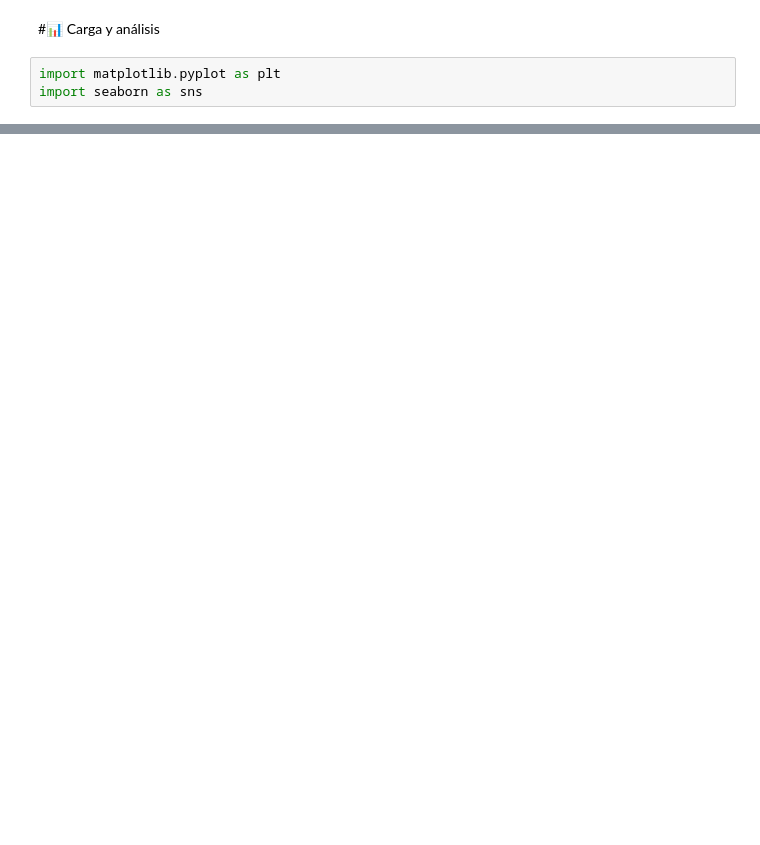
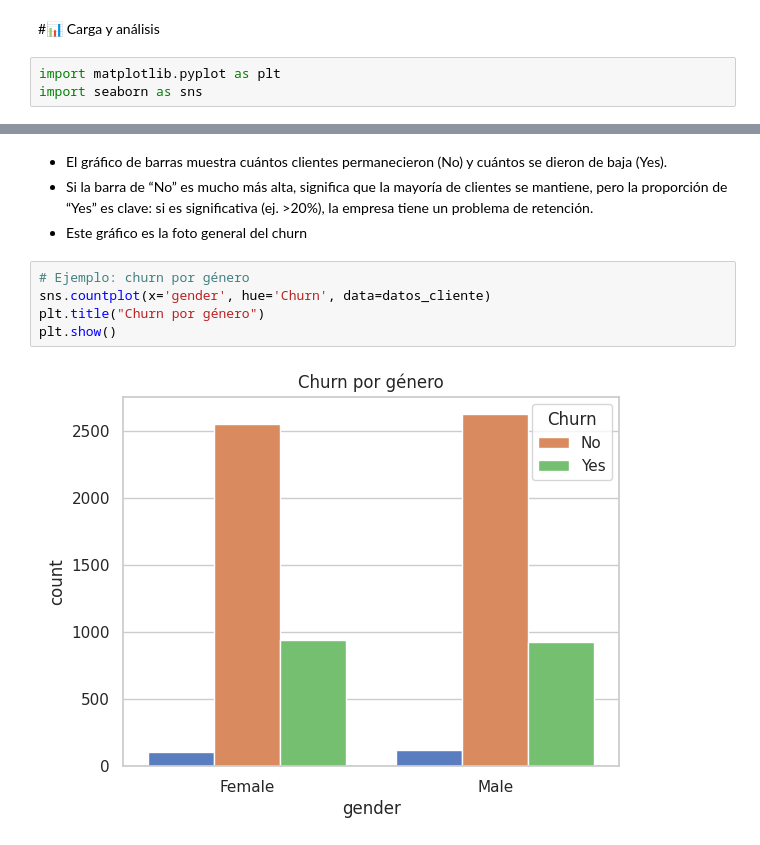
Before and after one commit to Pameta1/Telecom_X, a Jupyter notebook: TelecomX.ipynb, the cells around one changed output, grey strips where cells are left out. Saved outputs shown, nothing was run; the diff lists cells and outputs as text; blank space fills up the shorter version.

```diff
--- a/TelecomX.ipynb
+++ b/TelecomX.ipynb
@@ -205,0 +197,11 @@ plt.show()
+# %% [markdown]
+- El gráfico de barras muestra cuántos clientes permanecieron (No) y cuántos se dieron de baja (Yes).
+- Si la barra de “No” es mucho más alta, significa que la mayoría de clientes se mantiene, pero la proporción de “Yes” es clave: si es significativa (ej. >20%), la empresa tiene un problema de retención.
+- Este gráfico es la foto general del churn
+# %%
+# Ejemplo: churn por género
+sns.countplot(x='gender', hue='Churn', data=datos_cliente)
+plt.title("Churn por género")
+plt.show()
+# %% [output]
+[figure, added]
```
Also changed, not shown: parts of 55 cells of this notebook.
